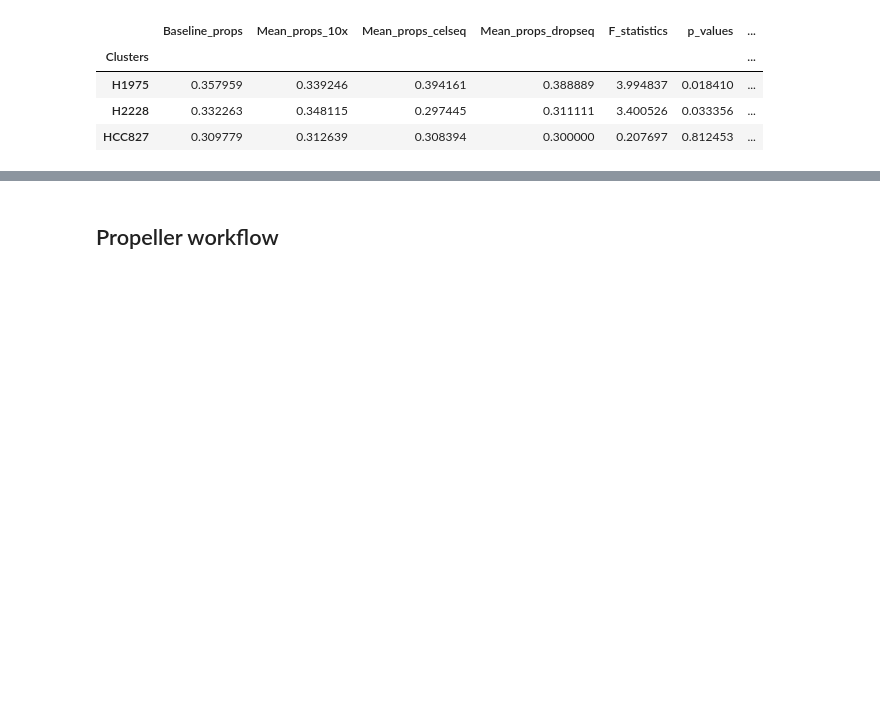
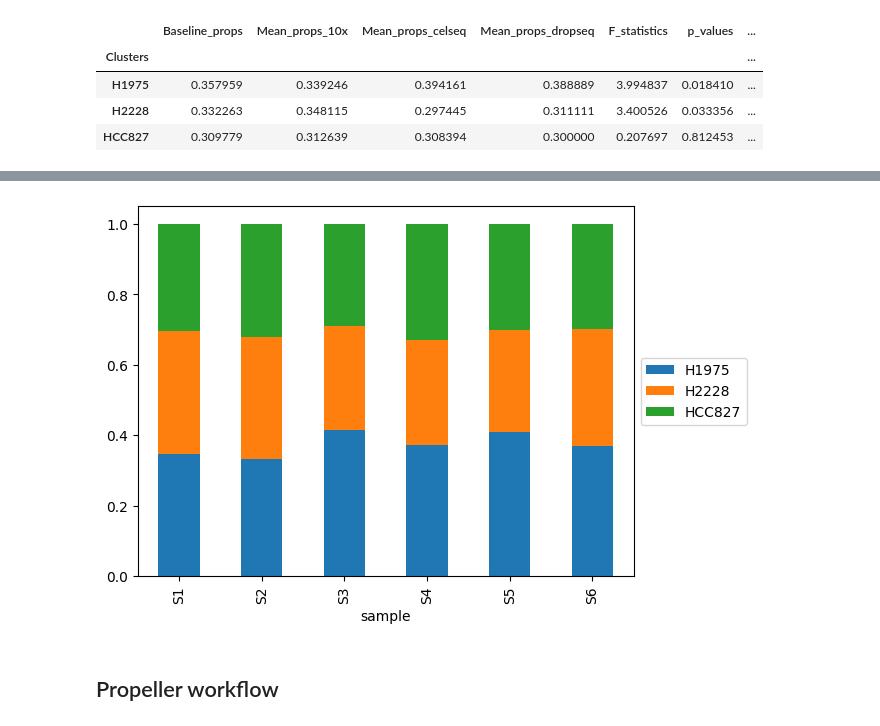
Before and after one commit to loosolab/scanpro, a Jupyter notebook: examples/proportion_analysis.ipynb, the cells around one changed output, grey strips where cells are left out. Cells and saved outputs as stored; diff of their text form; code cells hidden in the pictures; blank space fills up the shorter version.

```diff
--- a/examples/proportion_analysis.ipynb
+++ b/examples/proportion_analysis.ipynb
@@ -78,3 +101,7 @@ out.plot_proportions(clusters=["H2228"])
+# %%
+out.plot_samples(stacked=True)
+# %% [output]
+[figure, added]
 # %% [markdown]
 ## Propeller workflow
 # %% [markdown]
```
Also changed, not shown: parts of 13 cells of this notebook.
